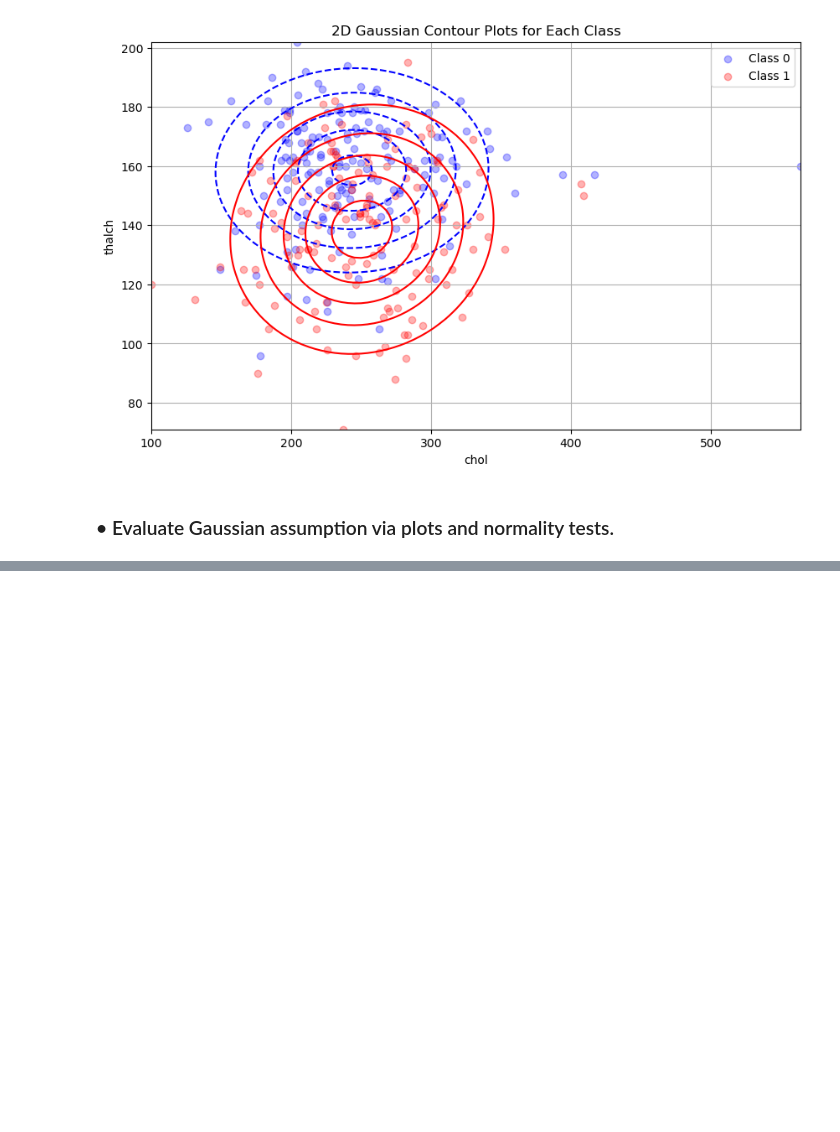
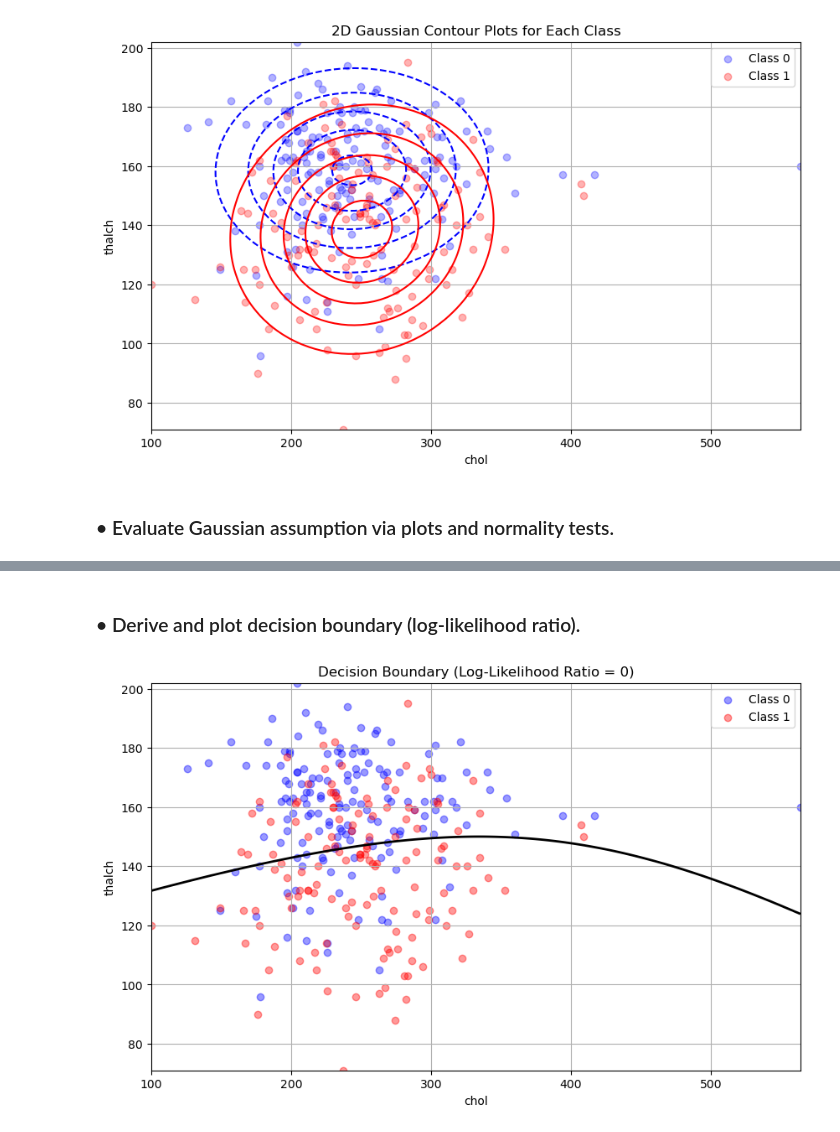
Before and after one commit to ParsaHaghighatgoo/-Cardiovascular-Risk-Prediction-, a Jupyter notebook: main.ipynb, the cells around one changed output, grey strips where cells are left out. Cells and saved outputs as stored; diff of their text form; code cells hidden in the pictures; blank space fills up the shorter version.

```diff
--- a/main.ipynb
+++ b/main.ipynb
@@ -213,0 +257,40 @@ for col in ["chol", "thalch"]:
+# %% [markdown]
+### • Derive and plot decision boundary (log-likelihood ratio).
+# %%
+# Reuse mu0, mu1, cov0, cov1 from previous step
+def multivariate_gaussian(x, mean, cov):
+    size = mean.shape[0]
+    det = np.linalg.det(cov)
+    inv = np.linalg.inv(cov)
+    norm_const = 1.0 / (np.power((2 * np.pi), size / 2) * np.sqrt(det))
+    diff = x - mean
+    exponent = -0.5 * np.sum(diff @ inv * diff, axis=1)
+    return norm_const * np.exp(exponent)
+
+# Mesh grid
+x_vals = np.linspace(X[:, 0].min(), X[:, 0].max(), 200)
+y_vals = np.linspace(X[:, 1].min(), X[:, 1].max(), 200)
+X_grid, Y_grid = np.meshgrid(x_vals, y_vals)
+grid_points = np.c_[X_grid.ravel(), Y_grid.ravel()]
+
+# Evaluate densities
+p0 = multivariate_gaussian(grid_points, mu0, cov0)
+p1 = multivariate_gaussian(grid_points, mu1, cov1)
+
+# Log-likelihood ratio
+log_ratio = np.log(p1 + 1e-12) - np.log(p0 + 1e-12)  # add epsilon to avoid log(0)
+log_ratio = log_ratio.reshape(X_grid.shape)
+
+# Plot
+plt.figure(figsize=(10, 6))
+plt.contour(X_grid, Y_grid, log_ratio, levels=[0], colors='black', linewidths=2)
+plt.scatter(X0[:, 0], X0[:, 1], color='blue', alpha=0.4, label="Class 0")
+plt.scatter(X1[:, 0], X1[:, 1], color='red', alpha=0.4, label="Class 1")
+plt.title("Decision Boundary (Log-Likelihood Ratio = 0)")
+plt.xlabel("chol")
+plt.ylabel("thalch")
+plt.legend()
+plt.grid(True)
+plt.show()
+# %% [output]
+[figure, added]
```
Also changed, not shown: parts of 22 cells of this notebook.
